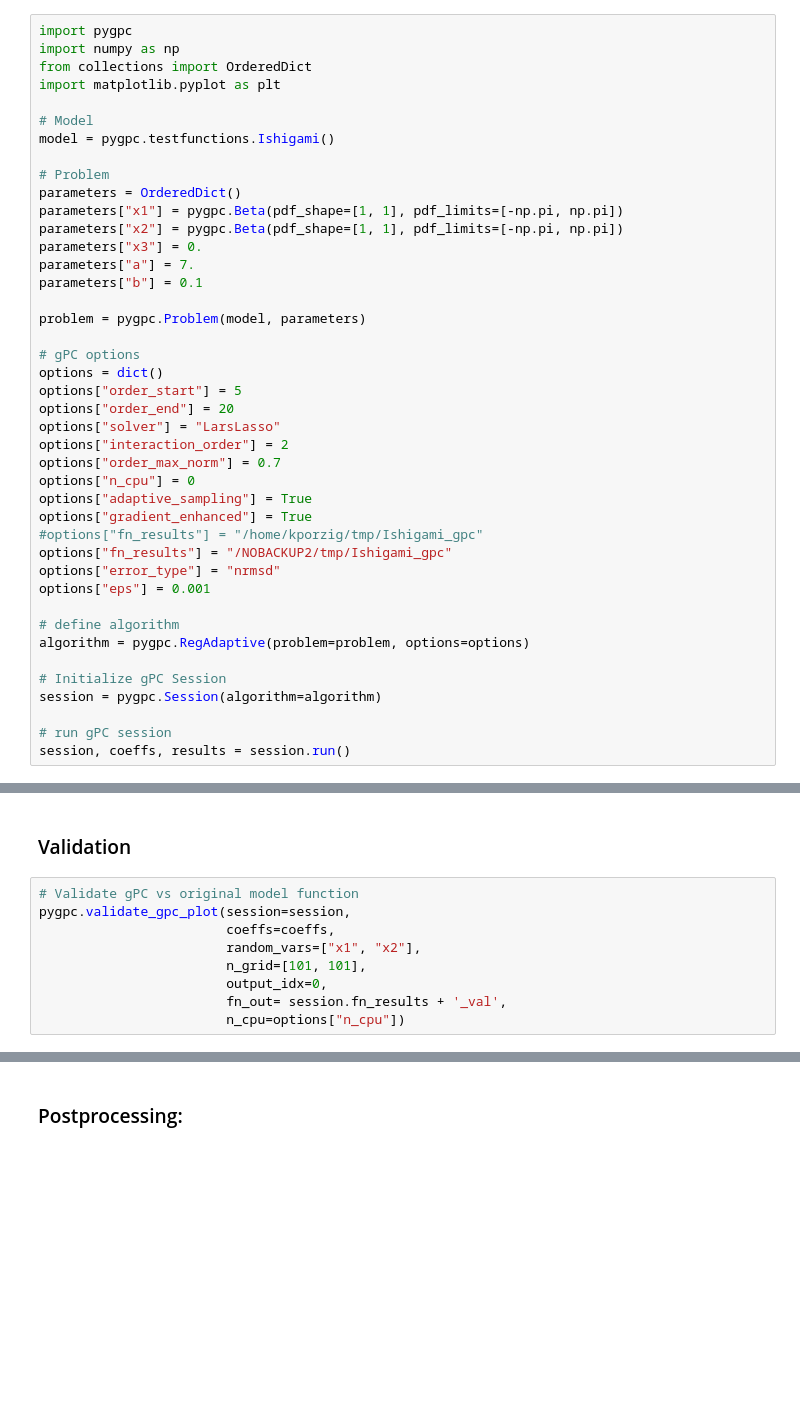
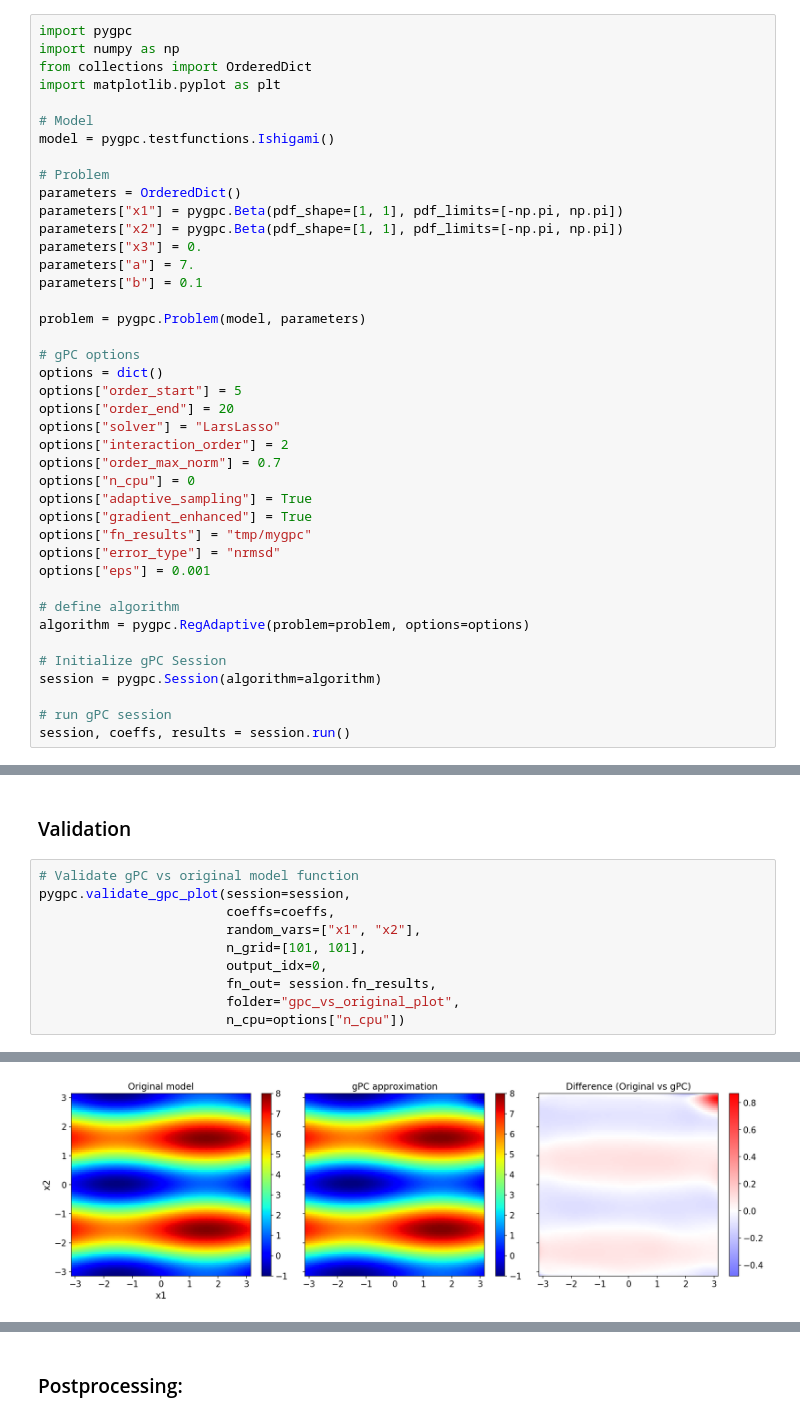
Before and after one commit to pygpc-polynomial-chaos/pygpc, a Jupyter notebook: tutorials/Tutorial_pygpc.ipynb, the cells around one changed output, grey strips where cells are left out. Saved outputs shown, nothing was run; the diff lists cells and outputs as text; blank space fills up the shorter version.

```diff
--- a/tutorials/Tutorial_pygpc.ipynb
+++ b/tutorials/Tutorial_pygpc.ipynb
@@ -1092,8 +1118,7 @@ options["order_max_norm"] = 0.7
 options["n_cpu"] = 0
 options["adaptive_sampling"] = True
 options["gradient_enhanced"] = True
-#options["fn_results"] = "/home/kporzig/tmp/Ishigami_gpc"
-options["fn_results"] = "/NOBACKUP2/tmp/Ishigami_gpc"
+options["fn_results"] = "tmp/mygpc"
 options["error_type"] = "nrmsd"
 options["eps"] = 0.001
 
@@ -1191,5 +1255,7 @@ pygpc.validate_gpc_plot(session=session,
                         random_vars=["x1", "x2"],
                         n_grid=[101, 101],
                         output_idx=0,
-                        fn_out= session.fn_results + '_val',
+                        fn_out= session.fn_results,
+                        folder="gpc_vs_original_plot",
                         n_cpu=options["n_cpu"])
+# %% [output]
@@ -1196,3 +1263,4 @@ pygpc.validate_gpc_plot(session=session,
+[figure, added]
 # %%
 # Validate gPC vs original model function (Monte Carlo)
 nrmsd = pygpc.validate_gpc_mc(session=session,
```
Also changed, not shown: parts of 22 cells of this notebook, 15 other files.
